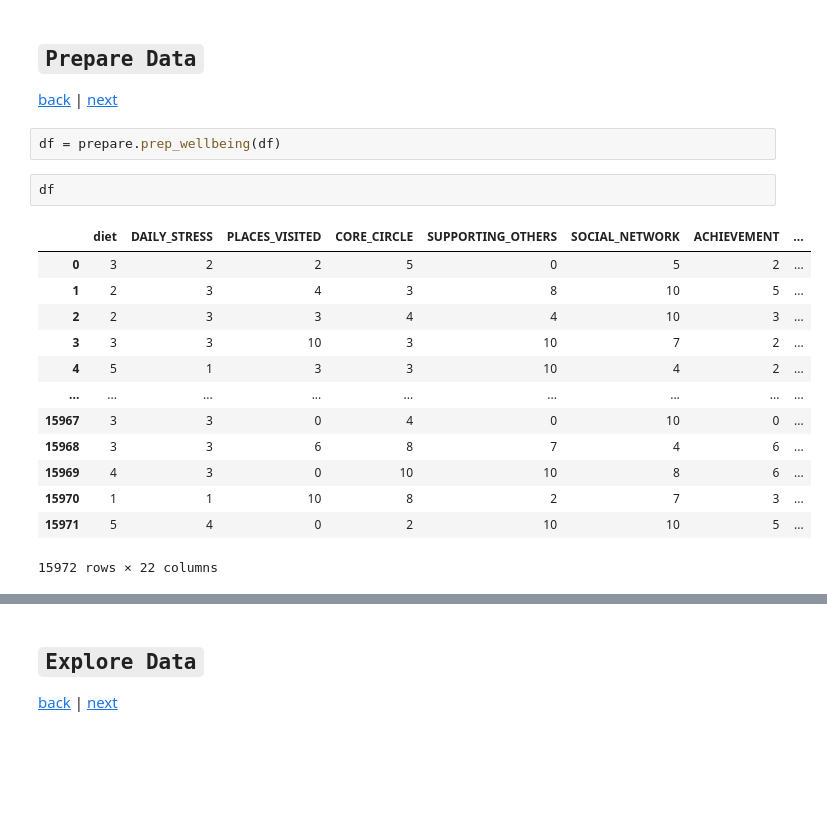
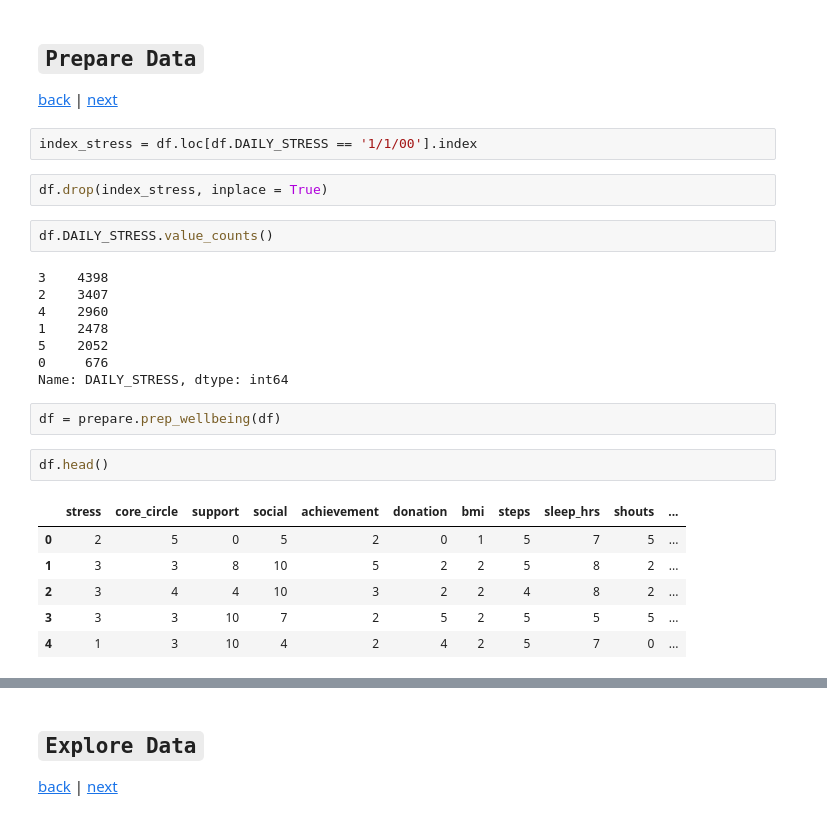
Before and after one commit to barbmarques/Lifestyle_Predictors_of_Personal_Achievement, a Jupyter notebook: Wellbeing.ipynb, the cells around one changed output, grey strips where cells are left out. Drawn from its saved outputs; the diff is of its cells as text; blank space fills up the shorter version.

````diff
--- a/Wellbeing.ipynb
+++ b/Wellbeing.ipynb
@@ -142,21 +160,28 @@ Name: PERSONAL_AWARDS, dtype: int64
 ## ```Prepare Data```
 
 [back](#back) |  [next](#EX)
+# %%
+index_stress = df.loc[df.DAILY_STRESS == '1/1/00'].index
+# %%
+df.drop(index_stress, inplace = True)
+# %%
+df.DAILY_STRESS.value_counts()
+# %% [output]
+3    4398
+2    3407
+4    2960
+1    2478
+5    2052
+0     676
+Name: DAILY_STRESS, dtype: int64
 # %%
 df = prepare.prep_wellbeing(df)
 # %%
-df
+df.head()
 # %% [output]
-|  | diet | DAILY_STRESS | PLACES_VISITED | CORE_CIRCLE | SUPPORTING_OTHERS | SOCIAL_NETWORK | ACHIEVEMENT | ... |
-| 0 | 3 | 2 | 2 | 5 | 0 | 5 | 2 | ... |
-| 1 | 2 | 3 | 4 | 3 | 8 | 10 | 5 | ... |
-| 2 | 2 | 3 | 3 | 4 | 4 | 10 | 3 | ... |
-| 3 | 3 | 3 | 10 | 3 | 10 | 7 | 2 | ... |
-| 4 | 5 | 1 | 3 | 3 | 10 | 4 | 2 | ... |
-| ... | ... | ... | ... | ... | ... | ... | ... | ... |
-| 15967 | 3 | 3 | 0 | 4 | 0 | 10 | 0 | ... |
-| 15968 | 3 | 3 | 6 | 8 | 7 | 4 | 6 | ... |
-| 15969 | 4 | 3 | 0 | 10 | 10 | 8 | 6 | ... |
-| 15970 | 1 | 1 | 10 | 8 | 2 | 7 | 3 | ... |
-| 15971 | 5 | 4 | 0 | 2 | 10 | 10 | 5 | ... |
+|  | stress | core_circle | support | social | achievement | donation | bmi | steps | sleep_hrs | shouts | ... |
+| 0 | 2 | 5 | 0 | 5 | 2 | 0 | 1 | 5 | 7 | 5 | ... |
+| 1 | 3 | 3 | 8 | 10 | 5 | 2 | 2 | 5 | 8 | 2 | ... |
+| 2 | 3 | 4 | 4 | 10 | 3 | 2 | 2 | 4 | 8 | 2 | ... |
+| 3 | 3 | 3 | 10 | 7 | 2 | 5 | 2 | 5 | 5 | 5 | ... |
+| 4 | 1 | 3 | 10 | 4 | 2 | 4 | 2 | 5 | 7 | 0 | ... |
-15972 rows × 22 columns
````
Also changed, not shown: parts of 21 cells of this notebook, 3 other files.
